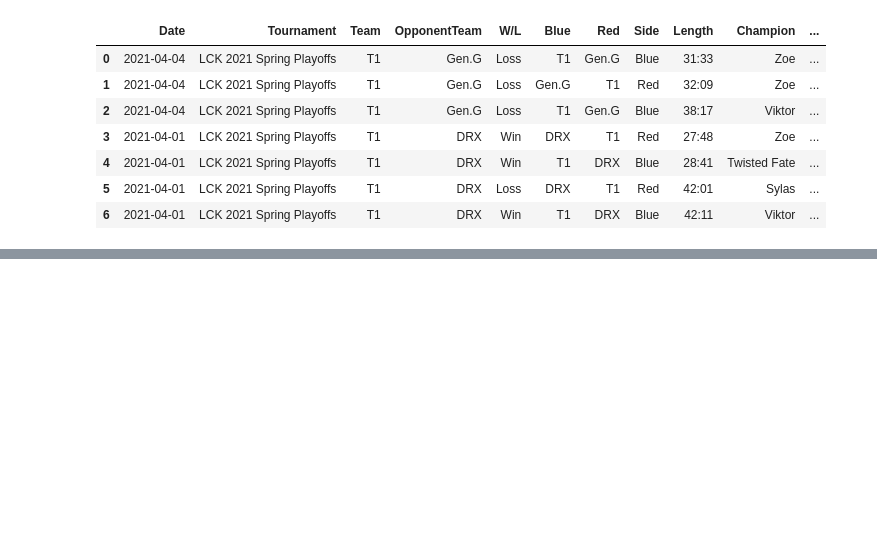
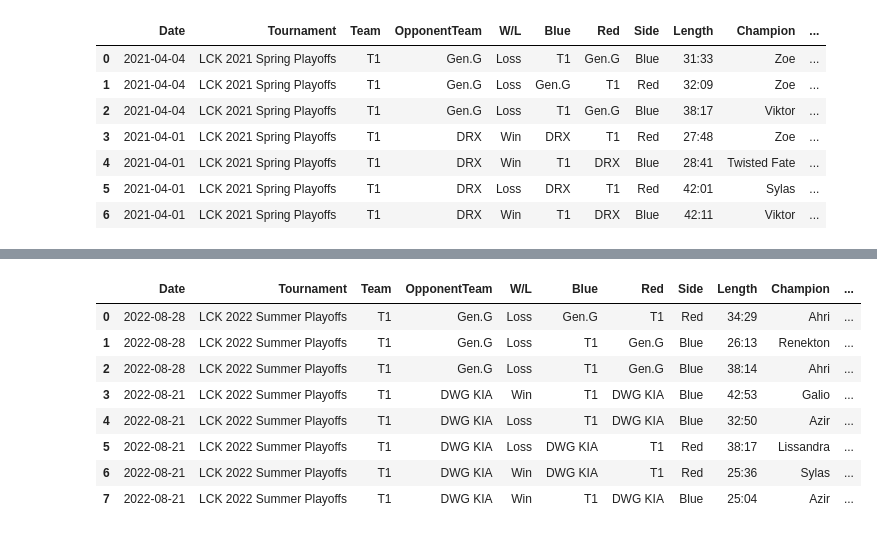
Before and after one commit to benbielin/lol-esports-stats, a Jupyter notebook: faker-stats.ipynb, the cells around one changed output, grey strips where cells are left out. Drawn from its saved outputs; the diff is of its cells as text; code cells hidden in the pictures; blank space fills up the shorter version.

```diff
--- a/faker-stats.ipynb
+++ b/faker-stats.ipynb
@@ -1521,0 +1613,15 @@ faker_2021_worlds.to_csv('faker_2021_worlds.csv')
+# %%
+url = 'https://lol.fandom.com/wiki/Special:RunQuery/MatchHistoryPlayer?MHP%5Bpreload%5D=Player&MHP%5Btournament%5D=LCK%2F2022+Season%2FSummer+Playoffs&MHP%5Blink%5D=Faker&_run='
+table=get_html_table(url)
+faker_2022_summer_playoffs = get_tournament_df(table)
+faker_2022_summer_playoffs
+# %% [output]
+|  | Date | Tournament | Team | OpponentTeam | W/L | Blue | Red | Side | Length | Champion | ... |
+| 0 | 2022-08-28 | LCK 2022 Summer Playoffs | T1 | Gen.G | Loss | Gen.G | T1 | Red | 34:29 | Ahri | ... |
+| 1 | 2022-08-28 | LCK 2022 Summer Playoffs | T1 | Gen.G | Loss | T1 | Gen.G | Blue | 26:13 | Renekton | ... |
+| 2 | 2022-08-28 | LCK 2022 Summer Playoffs | T1 | Gen.G | Loss | T1 | Gen.G | Blue | 38:14 | Ahri | ... |
+| 3 | 2022-08-21 | LCK 2022 Summer Playoffs | T1 | DWG KIA | Win | T1 | DWG KIA | Blue | 42:53 | Galio | ... |
+| 4 | 2022-08-21 | LCK 2022 Summer Playoffs | T1 | DWG KIA | Loss | T1 | DWG KIA | Blue | 32:50 | Azir | ... |
+| 5 | 2022-08-21 | LCK 2022 Summer Playoffs | T1 | DWG KIA | Loss | DWG KIA | T1 | Red | 38:17 | Lissandra | ... |
+| 6 | 2022-08-21 | LCK 2022 Summer Playoffs | T1 | DWG KIA | Win | DWG KIA | T1 | Red | 25:36 | Sylas | ... |
+| 7 | 2022-08-21 | LCK 2022 Summer Playoffs | T1 | DWG KIA | Win | T1 | DWG KIA | Blue | 25:04 | Azir | ... |
```
Also changed, not shown: parts of 10 cells of this notebook.
